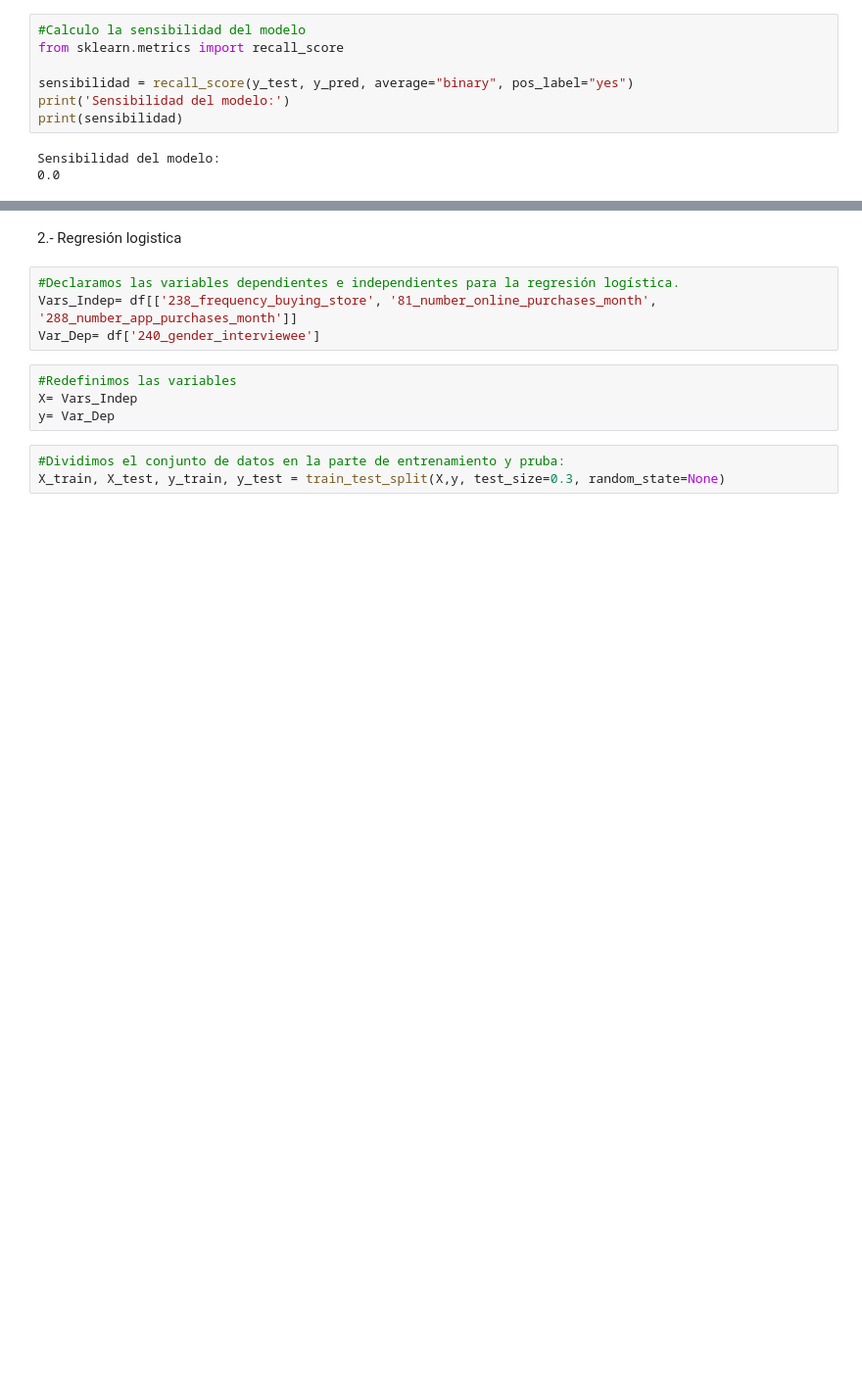
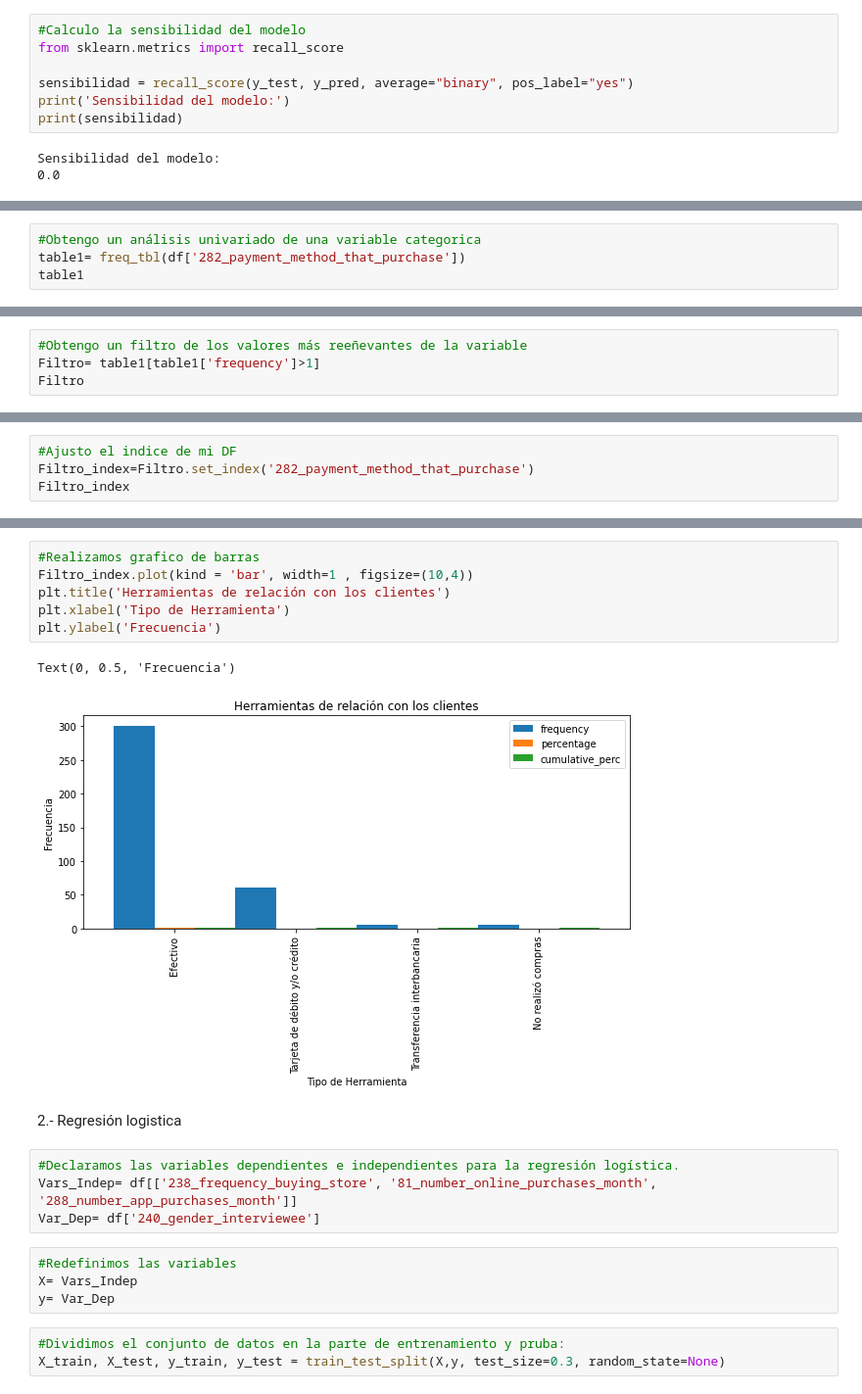
Before and after one commit to Thealansan/Evidencia2, a Jupyter notebook: Consumer_Mit_Lab_Evidencia3.ipynb, the cells around one changed output, grey strips where cells are left out. Shown: that part at 98% size. Saved outputs shown, nothing was run; the diff lists cells and outputs as text; blank space fills up the shorter version.

```diff
--- a/Consumer_Mit_Lab_Evidencia3.ipynb
+++ b/Consumer_Mit_Lab_Evidencia3.ipynb
@@ -117,0 +124,4 @@ Sensibilidad del modelo:
+# %%
+#Obtengo un análisis univariado de una variable categorica
+table1= freq_tbl(df['282_payment_method_that_purchase'])
+table1
@@ -117,0 +135,4 @@ Sensibilidad del modelo:
+# %%
+#Obtengo un filtro de los valores más reeñevantes de la variable
+Filtro= table1[table1['frequency']>1]
+Filtro
@@ -117,0 +145,4 @@ Sensibilidad del modelo:
+# %%
+#Ajusto el indice de mi DF
+Filtro_index=Filtro.set_index('282_payment_method_that_purchase')
+Filtro_index
@@ -118,3 +156,12 @@ Sensibilidad del modelo:
+# %%
+#Realizamos grafico de barras
+Filtro_index.plot(kind = 'bar', width=1 , figsize=(10,4))
+plt.title('Herramientas de relación con los clientes')
+plt.xlabel('Tipo de Herramienta')
+plt.ylabel('Frecuencia')
+# %% [output]
+Text(0, 0.5, 'Frecuencia')
+[figure, added]
 # %% [markdown]
 2.- Regresión logistica
 # %%
```
Also changed, not shown: parts of 16 cells of this notebook.
